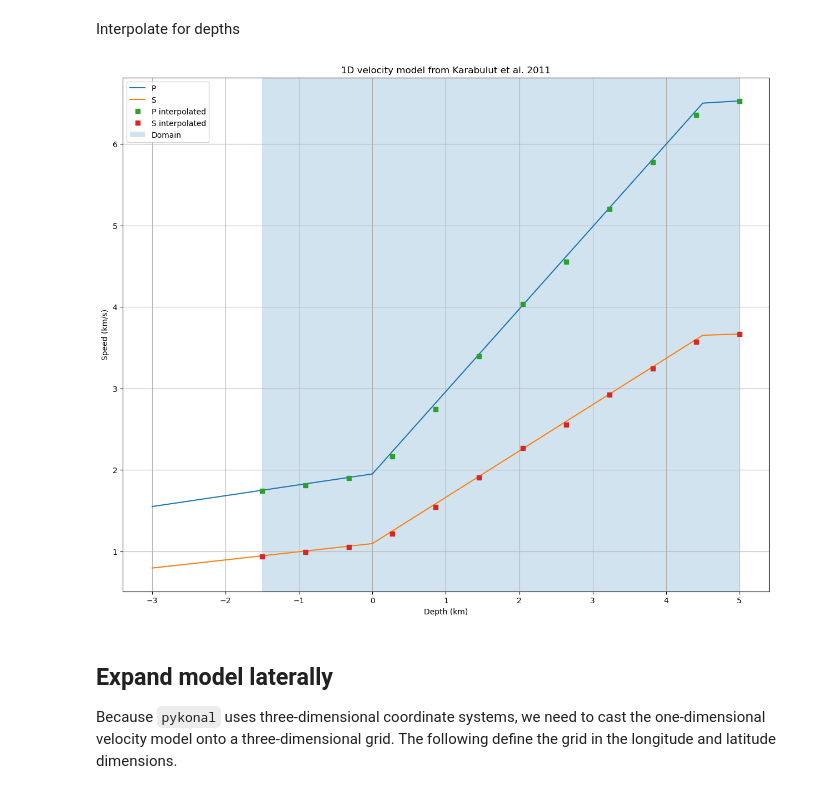
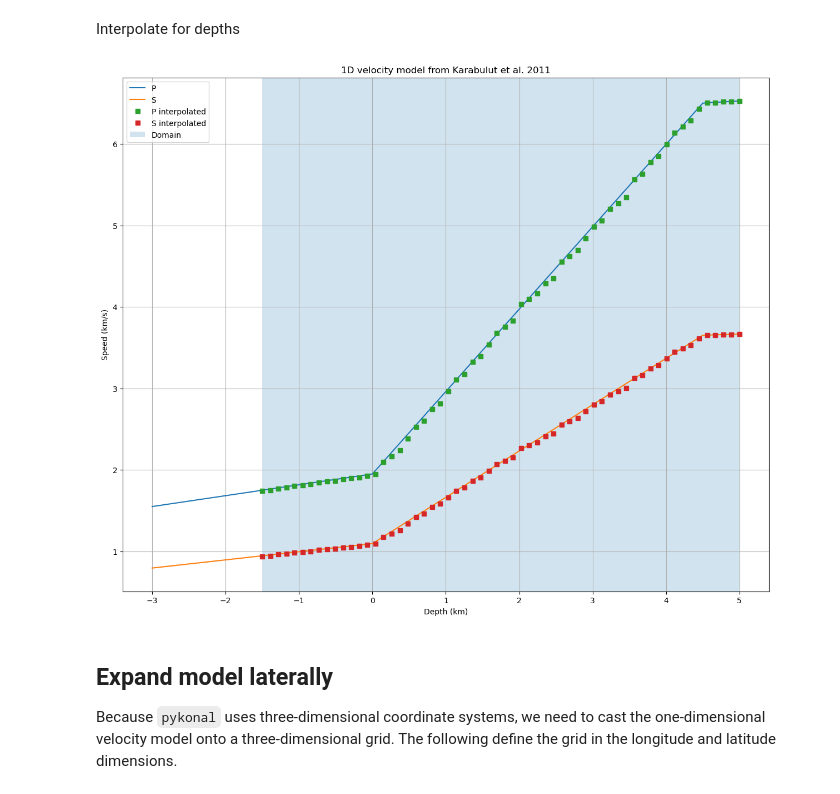
Before and after one commit to brendan-mills/Galapagos-Thesis, a Jupyter notebook: localize_SN.ipynb, the cells around one changed output. Cells and saved outputs as stored; diff of their text form; code cells hidden in the pictures.

```diff
--- a/localize_SN.ipynb
+++ b/localize_SN.ipynb
@@ -282,35 +282,35 @@ interp_depths = np.linspace(np.amin(velocity_layers.index), np.amax(velocity_lay
 #this smashes the arrays together
 interp_depths = np.sort(np.concatenate((interp_depths,np.array(velocity_layers.index)),axis=None))
 #This removes duplicates at the ends
 interp_depths = interp_depths[1:-1]
 
 velocity_layers_interp = velocity_layers.reindex(interp_depths)
 velocity_layers_interp = velocity_layers_interp.interpolate()
 
 depth_min = -1.5  # edifice summit (km)
 depth_max = 5  # max depth of traveltime grids (km)
-depths = np.linspace(depth_max, depth_min, 12)
+depths = np.linspace(depth_max, depth_min, 60)
 velocity_layers_interp = velocity_layers_interp.reindex(depths,method='ffill')
 
 velocity_layers.plot()
 velocity_layers_interp.plot(
     drawstyle="steps-post",
     xlabel="Depth (km)",
     ylabel="Speed (km/s)",
     title="1D velocity model from Karabulut et al. 2011",
     ax=plt.gca(),
     grid=True,
     figsize=(15, 12),
     marker="s",
     ls=""
 )
 
 # Labels and legends
 plt.axvspan(depths.min(), depths.max(), alpha=0.2)
 plt.legend(["P", "S", "P interpolated", "S interpolated", "Domain"])
 plt.show()
 # %% [output]
-[figure, old version]
+[figure, new version]
 # %% [markdown]
 ## Expand model laterally
 
```
Also changed, not shown: parts of 19 cells of this notebook, 6 other files.
